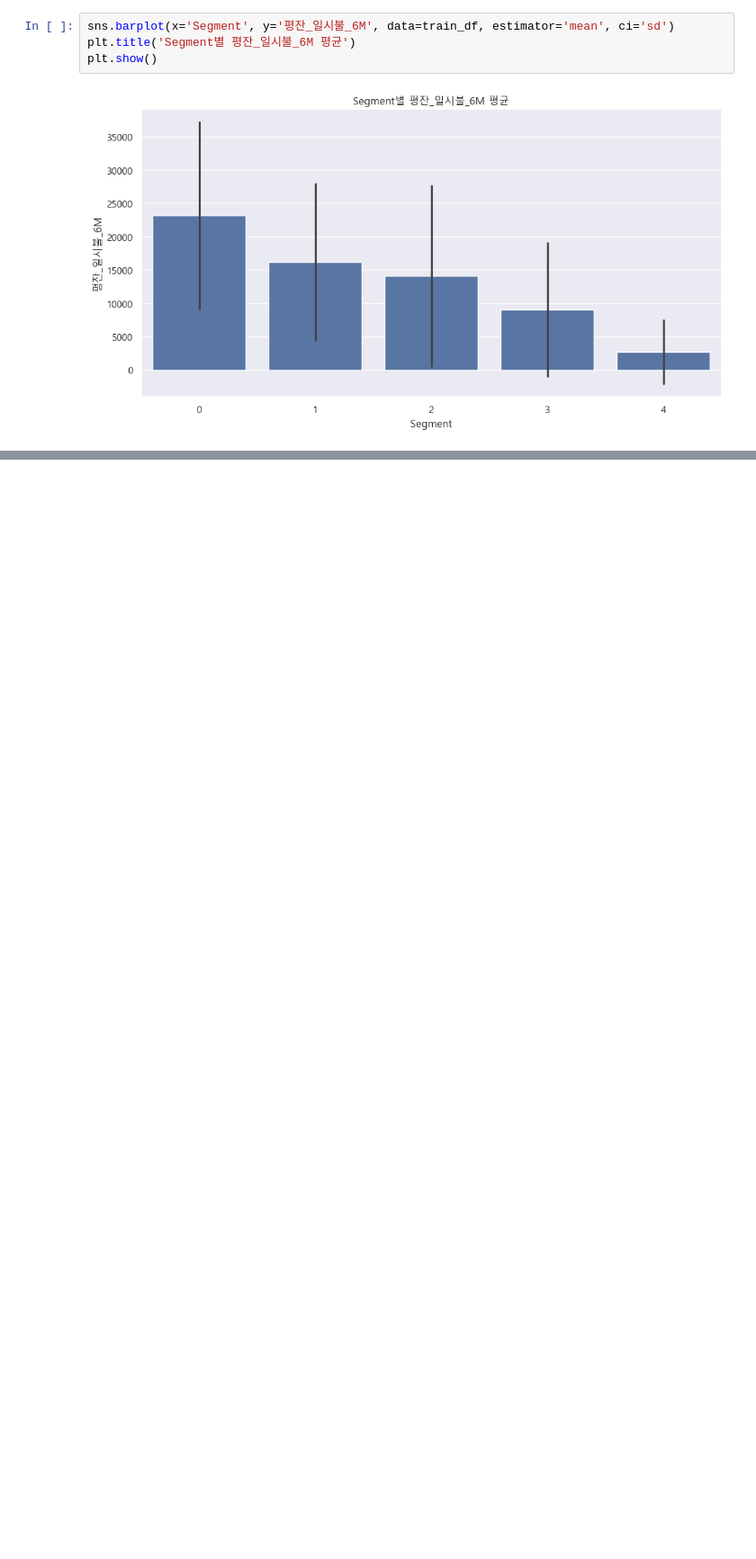
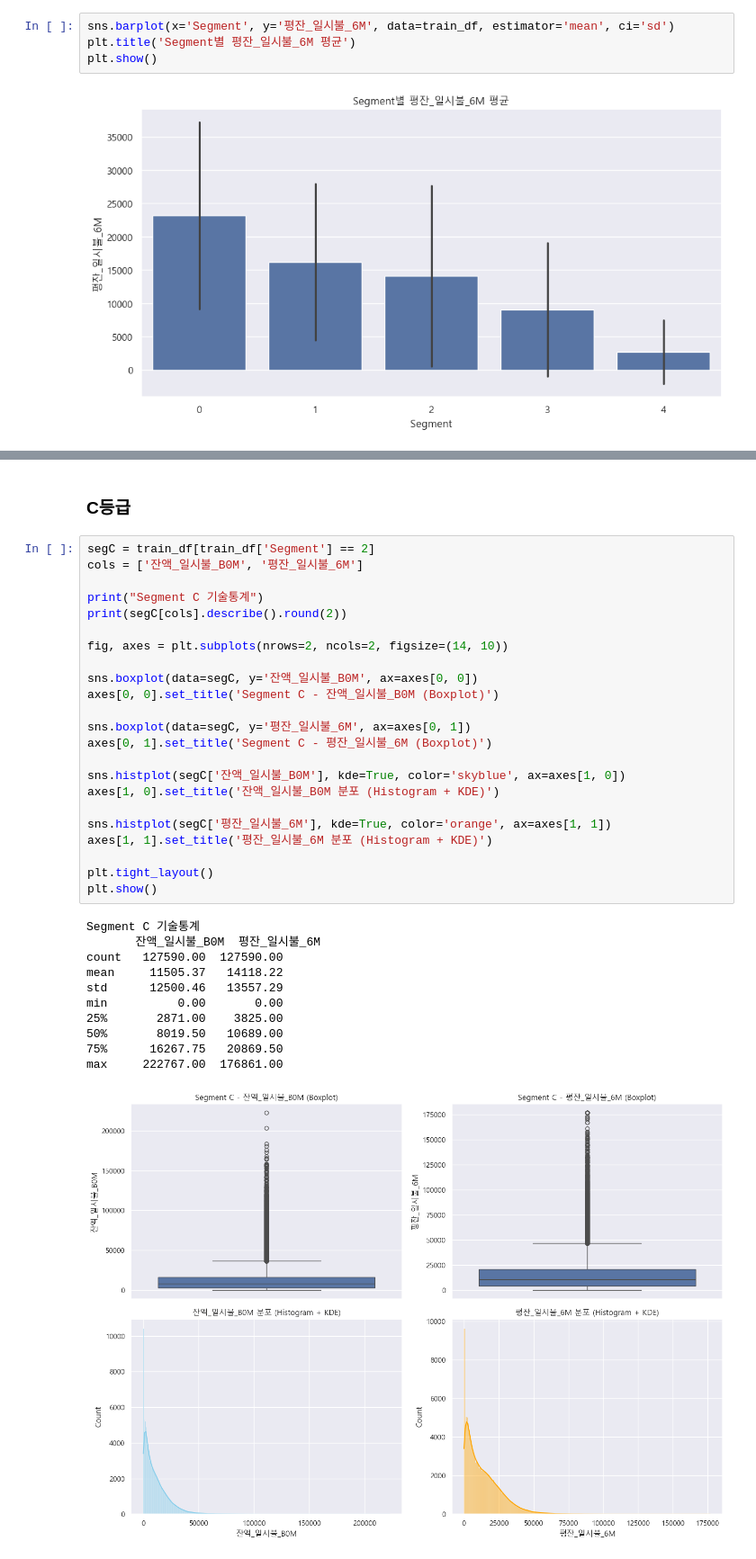
Before and after one commit to Likelion-6-team/final-project, a Jupyter notebook: 5_잔액정보_EDA.ipynb, the cells around one changed output, grey strips where cells are left out. Shown at 90% size. Cells and saved outputs as stored; diff of their text form; blank space fills up the shorter version.

```diff
--- a/5_잔액정보_EDA.ipynb
+++ b/5_잔액정보_EDA.ipynb
@@ -338,0 +393,37 @@ F-통계량: 151396.54, p-value: 0.0
+# %% [markdown]
+### C등급
+# %%
+segC = train_df[train_df['Segment'] == 2]
+cols = ['잔액_일시불_B0M', '평잔_일시불_6M']
+
+print("Segment C 기술통계")
+print(segC[cols].describe().round(2))
+
+fig, axes = plt.subplots(nrows=2, ncols=2, figsize=(14, 10))
+
+sns.boxplot(data=segC, y='잔액_일시불_B0M', ax=axes[0, 0])
+axes[0, 0].set_title('Segment C - 잔액_일시불_B0M (Boxplot)')
+
+sns.boxplot(data=segC, y='평잔_일시불_6M', ax=axes[0, 1])
+axes[0, 1].set_title('Segment C - 평잔_일시불_6M (Boxplot)')
+
+sns.histplot(segC['잔액_일시불_B0M'], kde=True, color='skyblue', ax=axes[1, 0])
+axes[1, 0].set_title('잔액_일시불_B0M 분포 (Histogram + KDE)')
+
+sns.histplot(segC['평잔_일시불_6M'], kde=True, color='orange', ax=axes[1, 1])
+axes[1, 1].set_title('평잔_일시불_6M 분포 (Histogram + KDE)')
+
+plt.tight_layout()
+plt.show()
+# %% [output]
+Segment C 기술통계
+       잔액_일시불_B0M  평잔_일시불_6M
+count   127590.00  127590.00
+mean     11505.37   14118.22
+std      12500.46   13557.29
+min          0.00       0.00
+25%       2871.00    3825.00
+50%       8019.50   10689.00
+75%      16267.75   20869.50
+max     222767.00  176861.00
+[figure, added]
```
Also changed, not shown: parts of 78 cells of this notebook.
